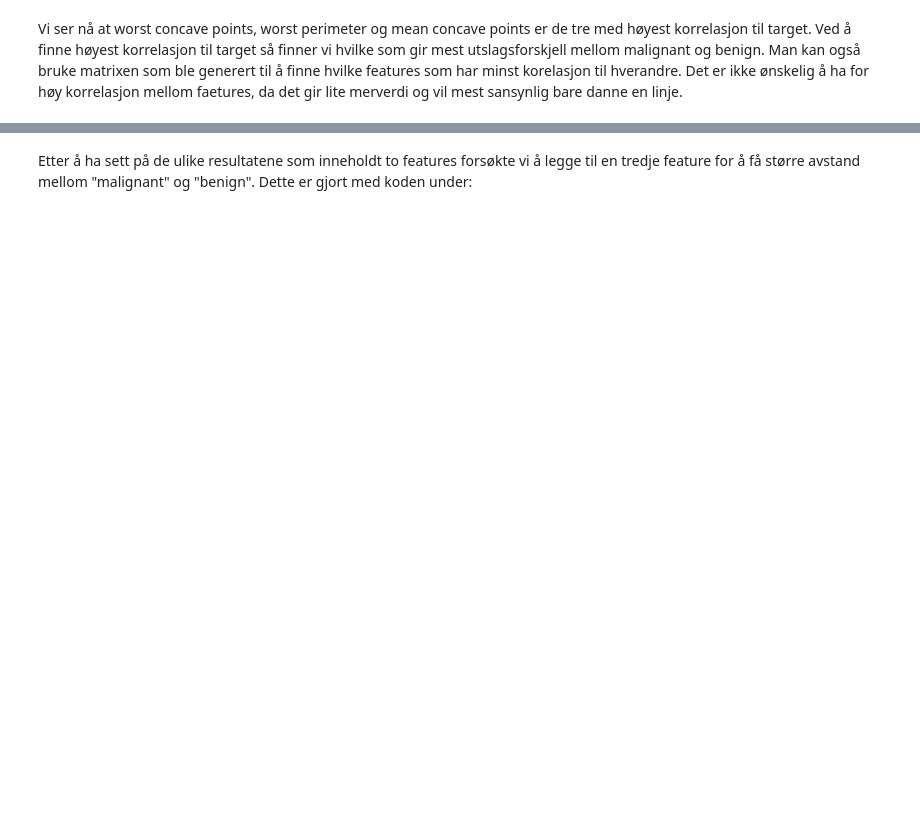
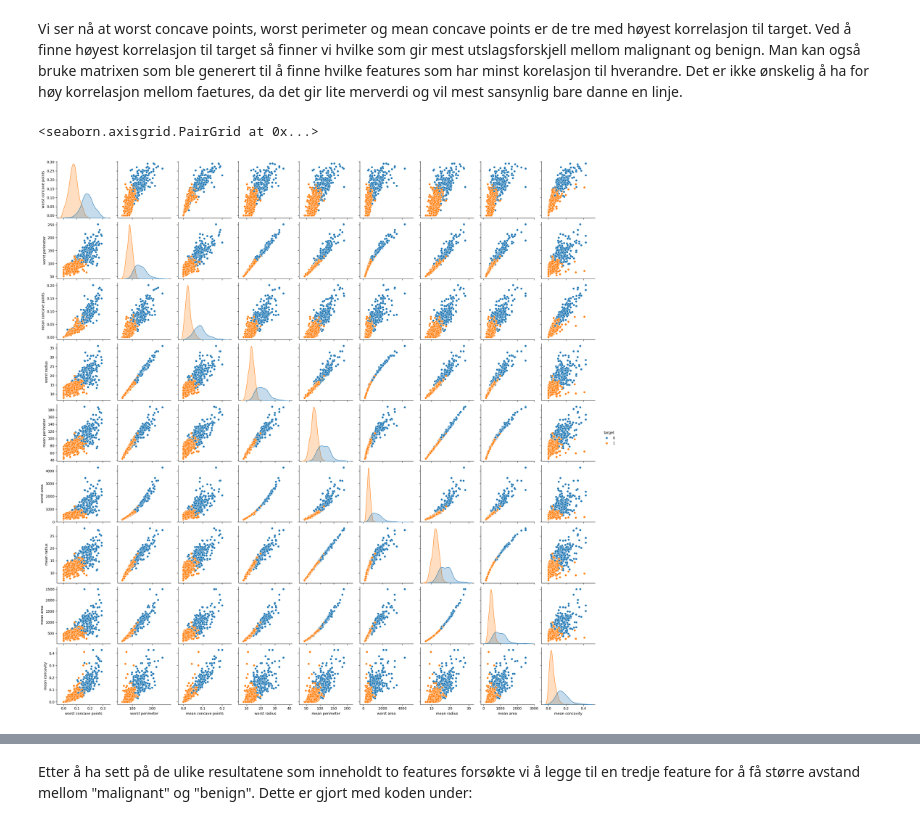
Before and after one commit to variasjon/ing3513-innlevering1, a Jupyter notebook: assignment01.ipynb, the cells around one changed output, grey strips where cells are left out. Saved outputs shown, nothing was run; the diff lists cells and outputs as text; code cells hidden in the pictures; blank space fills up the shorter version.

```diff
--- a/assignment01.ipynb
+++ b/assignment01.ipynb
@@ -358,2 +363,7 @@ NameError: name 'df_cancer' is not defined
 # %% [markdown]
 Vi ser nå at worst concave points, worst perimeter og mean concave points er de tre med høyest korrelasjon til target. Ved å finne høyest korrelasjon til target så finner vi hvilke som gir mest utslagsforskjell mellom malignant og benign. Man kan også bruke matrixen som ble generert til å finne hvilke features som har minst korelasjon til hverandre. Det er ikke ønskelig å ha for høy korrelasjon mellom faetures, da det gir lite merverdi og vil mest sansynlig bare danne en linje.
+# %%
+sns.pairplot(df_cancer[abs_corr_target_10.index], hue="target")
+# %% [output]
+<seaborn.axisgrid.PairGrid at 0x...>
+[figure, added]
```
Also changed, not shown: parts of 25 cells of this notebook.
